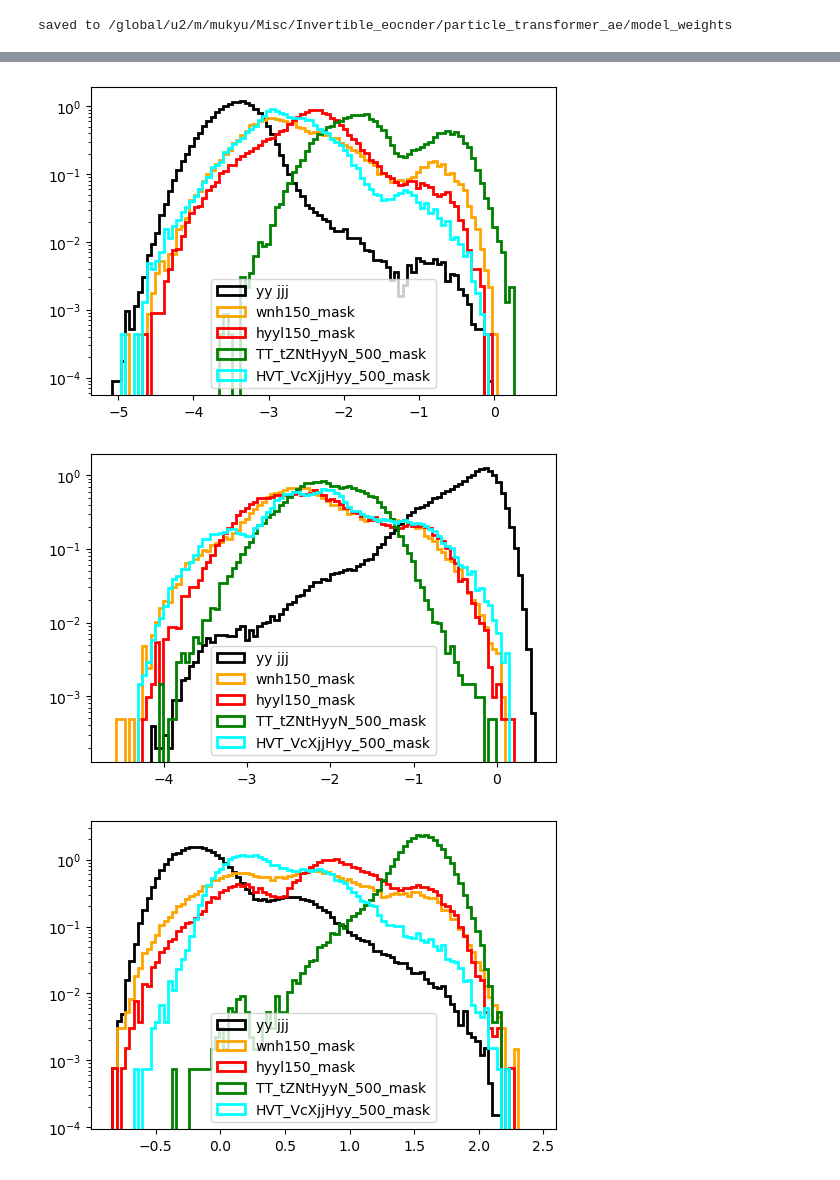
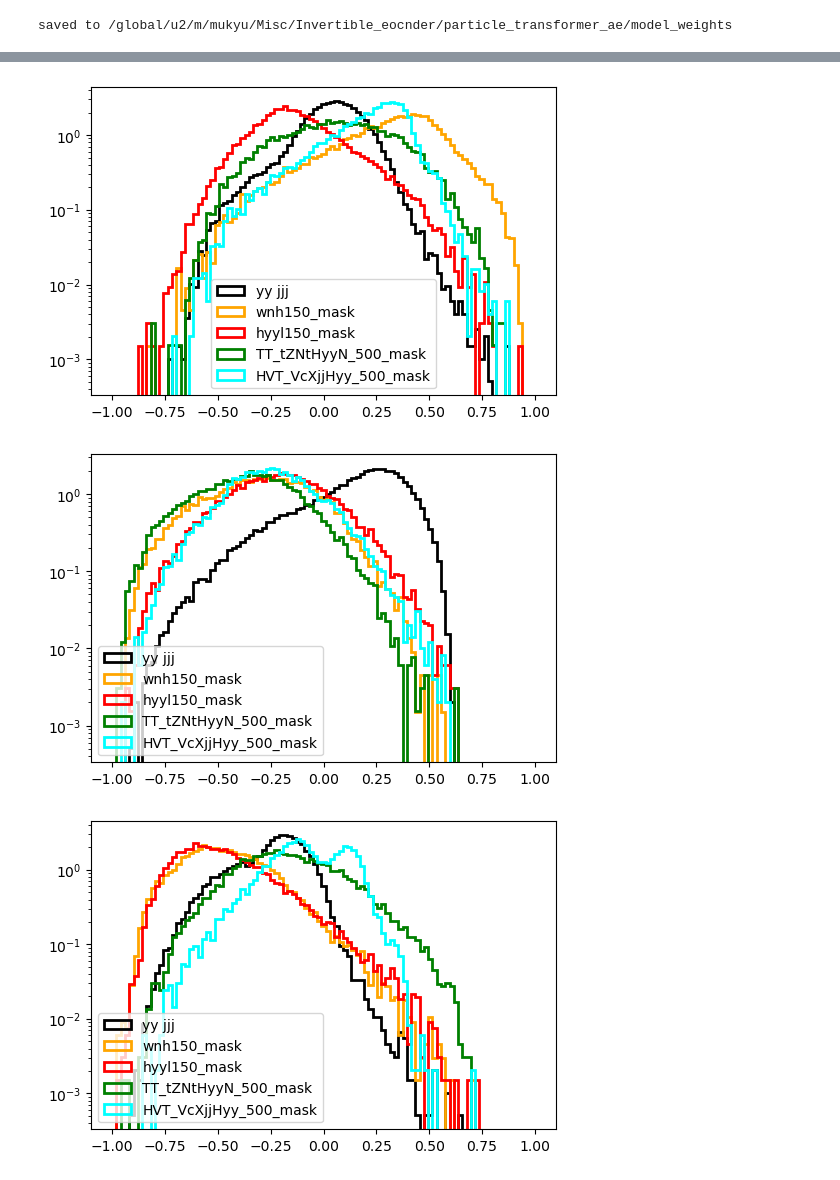
Before and after one commit to Patchouligoo/particle_transformer_ae, a Jupyter notebook: jupyternotebooks/train_contrastive_autoencoder.ipynb, the cells around one changed output, grey strips where cells are left out. Saved outputs shown, nothing was run; the diff lists cells and outputs as text; code cells hidden in the pictures.

Commit message:
[dev] add projection head to contrastive head, update training code accordingly

```diff
--- a/jupyternotebooks/train_contrastive_autoencoder.ipynb
+++ b/jupyternotebooks/train_contrastive_autoencoder.ipynb
@@ -132,14 +132,16 @@ def make_dataset(rows):
 train_dataset = make_dataset(slice(0, n_train))
 val_dataset = make_dataset(slice(n_train, n_events))
 
-# balanced sampling for training: every contrastive group gets the same share of each batch (weight = 1 / its event
-# count), drawn with replacement like haxad's weighted loader. Without it 88% of every batch is nonres, which dominates
-# both the contrastive anchors and the reconstruction fit. Validation stays unweighted: the real mix.
-train_group_id = arrays_normalized["group_id"][:n_train]
-_, inverse, counts = np.unique(train_group_id, return_inverse=True, return_counts=True)
-train_sample_weights = 1.0 / counts[inverse]
+# balanced sampling for training AND validation: every contrastive group gets the same share of each batch
+# (weight = 1 / its event count), drawn with replacement like haxad's weighted loader. Without it 88% of every batch
+# is nonres, which dominates both the contrastive anchors and the reconstruction fit; balancing the validation batches
+# too puts the logged contrastive value on the same floor as in training (~log(batch / n_groups)).
+def group_balanced_weights(rows):
+    _, inverse, counts = np.unique(arrays_normalized["group_id"][rows], return_inverse=True, return_counts=True)
+    return 1.0 / counts[inverse]
 
-train_dataloader = GpuBatchLoader(train_dataset, batch_size=4096, weights=train_sample_weights)  # whole-batch gather on the device; torch DataLoader is 30-500x slower here
-val_dataloader = GpuBatchLoader(val_dataset, batch_size=4096, shuffle=False, drop_last=False)  # every validation event counts
+
+train_dataloader = GpuBatchLoader(train_dataset, batch_size=8192, weights=group_balanced_weights(slice(0, n_train)))  # whole-batch gather on the device; torch DataLoader is 30-500x slower here
+val_dataloader = GpuBatchLoader(val_dataset, batch_size=8192, weights=group_balanced_weights(slice(n_train, n_events)))
 print(f"train: {len(train_dataset)} events in {len(train_dataloader)} batches | val: {len(val_dataset)} events in {len(val_dataloader)} batches | device: {device}")
 # %% [output]
@@ -164,7 +166,7 @@ initial_lr = 1e-4
 warmup_epochs = 10  # linear warm-up of the lr from ~0 to initial_lr
 min_lr = 1e-6       # floor of the cosine decay, reached at the last epoch (haxad ETA_MIN)
 grad_clip = 20.0    # clip_grad_norm_ threshold (haxad GRAD_CLIP): above the natural grad-norm scale, so it only catches spikes
-lambda_c = 0.1      # weight of the supervised contrastive term relative to the reconstruction loss (mse + presence bce)
+lambda_c = 1.0      # weight of the supervised contrastive term relative to the reconstruction loss (mse + presence bce)
 
 # haxad's speed-ups: TF32 matmuls (1.3x) and torch.compile (2.7x per training step, ~2 min one-time compile at the
 # first step). Training runs through compiled_model; validation, state_dict and checkpoints use the eager
@@ -201,9 +203,12 @@ def run_epoch(model, dataloader, optimizer=None, scheduler=None):
     with torch.set_grad_enabled(optimizer is not None):
         for particle_level, interaction, mask, process_id, group_id in dataloader:
             reco, presence_logits, z = model((particle_level, interaction, mask))
+
+            contrastive_projection = model.contrastive_projection(z)
+
             loss, components = compute_loss(reco, presence_logits, particle_level, mask, valid)
 
-            contrastive_loss = supervised_contrastive_loss(z, group_id.view(-1, 1))  # (B, 1) group labels: same group = positive pair
+            contrastive_loss = supervised_contrastive_loss(contrastive_projection, group_id.view(-1, 1))  # (B, 1) group labels: same group = positive pair
             loss = loss + lambda_c * contrastive_loss
 
             if optimizer is not None:
@@ -589,27 +654,27 @@ plt.show()
 # %%
 for dim in range(validation_latent_z.shape[1]):
     f = plt.figure(figsize=(6, 4))
 
-    bins = np.linspace(validation_latent_z[:, dim].min(), validation_latent_z[:, dim].max(), 100)
+    bins = np.linspace(-1, 1, 100)  # z is L2-normalized in the encoder, so every component lies in [-1, 1]
     yy_jjj_mask = validation_process_id == 1
     plt.hist(validation_latent_z[yy_jjj_mask, dim], bins=bins, histtype='step', label="yy jjj", density=True, linewidth=2, color="black")
 
     wnh150_mask = validation_process_id == -1
     plt.hist(validation_latent_z[wnh150_mask, dim], bins=bins, histtype='step', label="wnh150_mask", density=True, linewidth=2, color="orange")
 
     hyyl150_mask = validation_process_id == -5
     plt.hist(validation_latent_z[hyyl150_mask, dim], bins=bins, histtype='step', label="hyyl150_mask", density=True, linewidth=2, color="red")
 
     TT_tZNtHyyN_500_mask = validation_process_id == -8
     plt.hist(validation_latent_z[TT_tZNtHyyN_500_mask, dim], bins=bins, histtype='step', label="TT_tZNtHyyN_500_mask", density=True, linewidth=2, color="green")
 
     HVT_VcXjjHyy_500_mask = validation_process_id == -11
     plt.hist(validation_latent_z[HVT_VcXjjHyy_500_mask, dim], bins=bins, histtype='step', label="HVT_VcXjjHyy_500_mask", density=True, linewidth=2, color="cyan")
 
     plt.yscale("log")
     plt.legend()
     plt.show()
 # %% [output]
-[figure, old version]
+[figure, new version]
-[figure, old version]
+[figure, new version]
-[figure, old version]
+[figure, new version]
```
Also changed, not shown: parts of 20 cells of this notebook, 1 other file.
